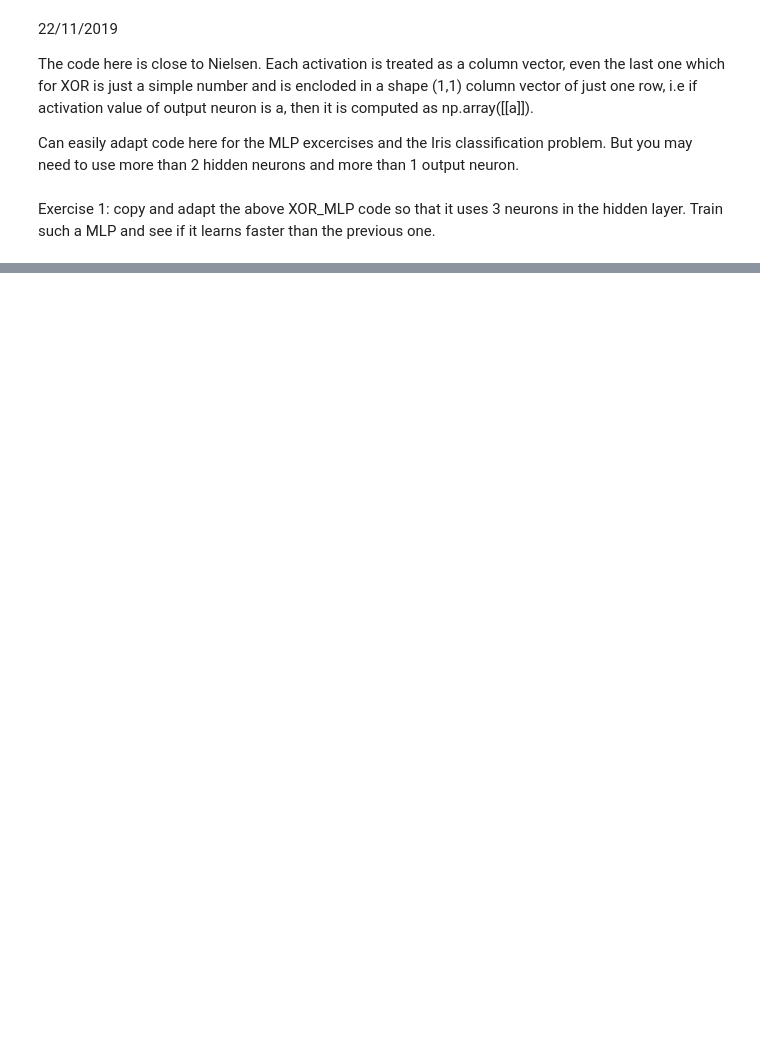
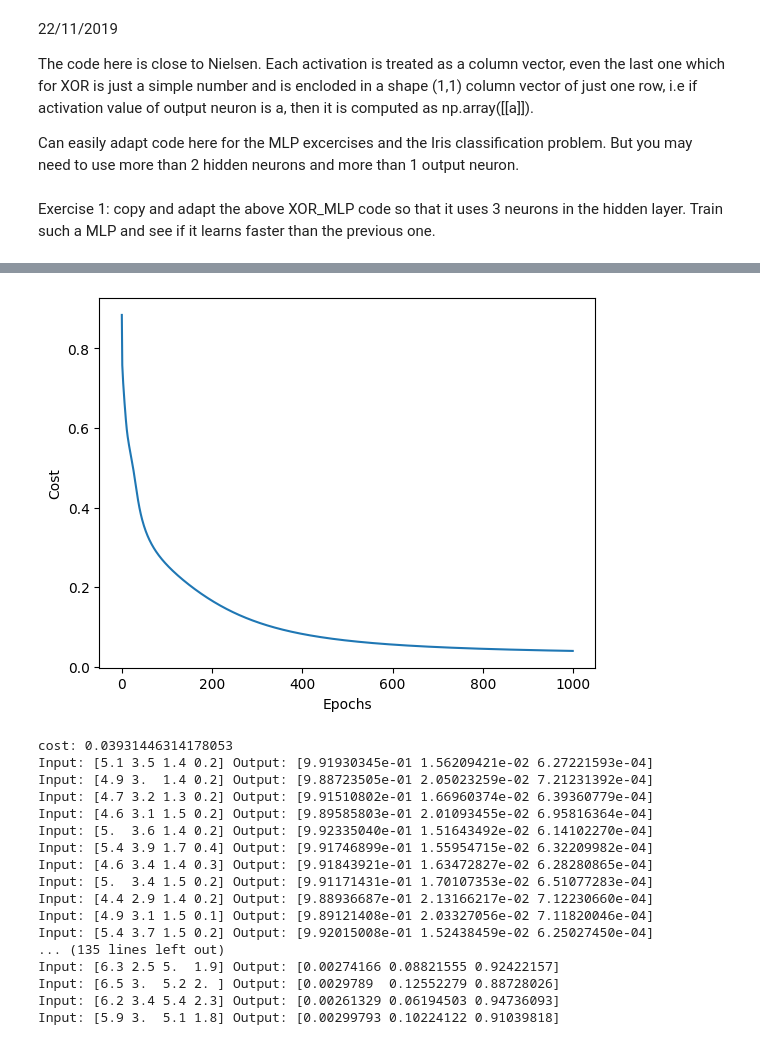
Before and after one commit to MatthewBradon/Sigmoid_MLP, a Jupyter notebook: XOR_MLP v1.ipynb, the cells around one changed output, grey strips where cells are left out. Drawn from its saved outputs; the diff is of its cells as text; code cells hidden in the pictures; blank space fills up the shorter version.

```diff
--- a/XOR_MLP v1.ipynb
+++ b/XOR_MLP v1.ipynb
@@ -814,27 +831,47 @@ iris_mlp.human_readable_feedforward(xs)
 # %%
 # Iris MLP with Cross Entropy
-iris_mlp = MLP_CrossEntropy(4,25,3)
+iris_mlp = MLP_CrossEntropy(4,7,3)
 
 iris_mlp.train_inputs = training_inputs
 iris_mlp.train_outputs = training_outputs
 
-iris_mlp.human_readable_feedforward(xs)
+#iris_mlp.human_readable_feedforward(xs)
 
 epochs = 1000
 
-c = iris_mlp.train(epochs, 0.15)
+c = iris_mlp.train(epochs, 0.19)
+print("cost: " + str(c[-1]))
 
 iris_mlp.human_readable_feedforward(xs)
 
 #Initial impressions
 #Used 1.0 learning constant same for mean squarred error
 # Cross Entropy was 1 second faster than MSE
 # Converged faster than MSE
 # Diverages easier than MSE
 # MSE is more stable than Cross Entropy
 # Needs a lower learning constant than MSE
 
 #A learning constant of > 0.2 causes divergence
+# %% [output]
+[figure, added]
+cost: 0.03931446314178053
+Input: [5.1 3.5 1.4 0.2] Output: [9.91930345e-01 1.56209421e-02 6.27221593e-04]
+Input: [4.9 3.  1.4 0.2] Output: [9.88723505e-01 2.05023259e-02 7.21231392e-04]
+Input: [4.7 3.2 1.3 0.2] Output: [9.91510802e-01 1.66960374e-02 6.39360779e-04]
+Input: [4.6 3.1 1.5 0.2] Output: [9.89585803e-01 2.01093455e-02 6.95816364e-04]
+Input: [5.  3.6 1.4 0.2] Output: [9.92335040e-01 1.51643492e-02 6.14102270e-04]
+Input: [5.4 3.9 1.7 0.4] Output: [9.91746899e-01 1.55954715e-02 6.32209982e-04]
+Input: [4.6 3.4 1.4 0.3] Output: [9.91843921e-01 1.63472827e-02 6.28280865e-04]
+Input: [5.  3.4 1.5 0.2] Output: [9.91171431e-01 1.70107353e-02 6.51077283e-04]
+Input: [4.4 2.9 1.4 0.2] Output: [9.88936687e-01 2.13166217e-02 7.12230660e-04]
+Input: [4.9 3.1 1.5 0.1] Output: [9.89121408e-01 2.03327056e-02 7.11820046e-04]
+Input: [5.4 3.7 1.5 0.2] Output: [9.92015008e-01 1.52438459e-02 6.25027450e-04]
+... (135 lines left out)
+Input: [6.3 2.5 5.  1.9] Output: [0.00274166 0.08821555 0.92422157]
+Input: [6.5 3.  5.2 2. ] Output: [0.0029789  0.12552279 0.88728026]
+Input: [6.2 3.4 5.4 2.3] Output: [0.00261329 0.06194503 0.94736093]
+Input: [5.9 3.  5.1 1.8] Output: [0.00299793 0.10224122 0.91039818]
 # %%
 # Breast Cancer Wisconsin (Diagnostic) Data Set
 
```
Also changed, not shown: parts of 12 cells of this notebook.
